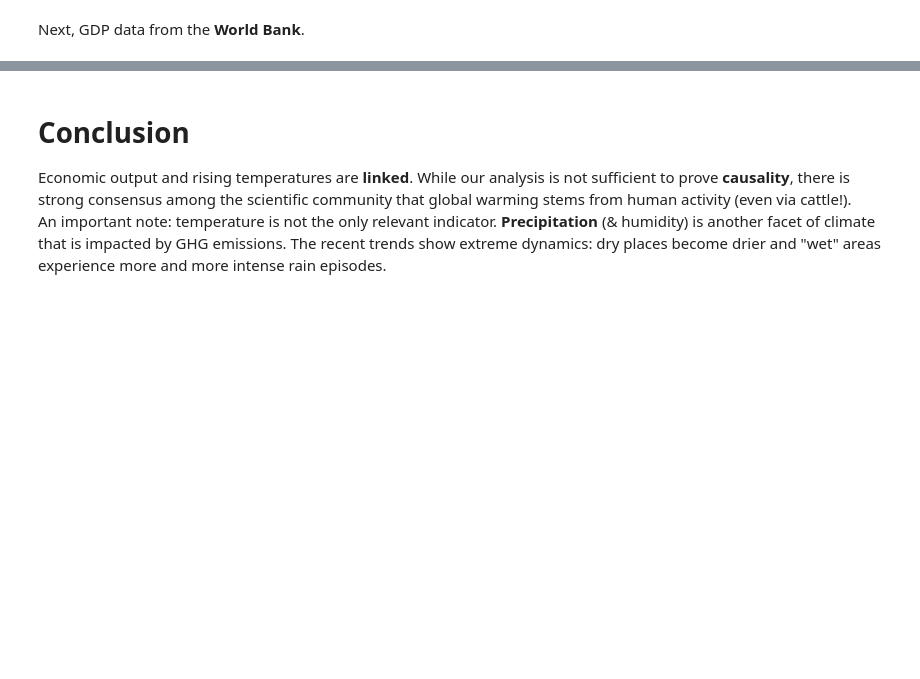
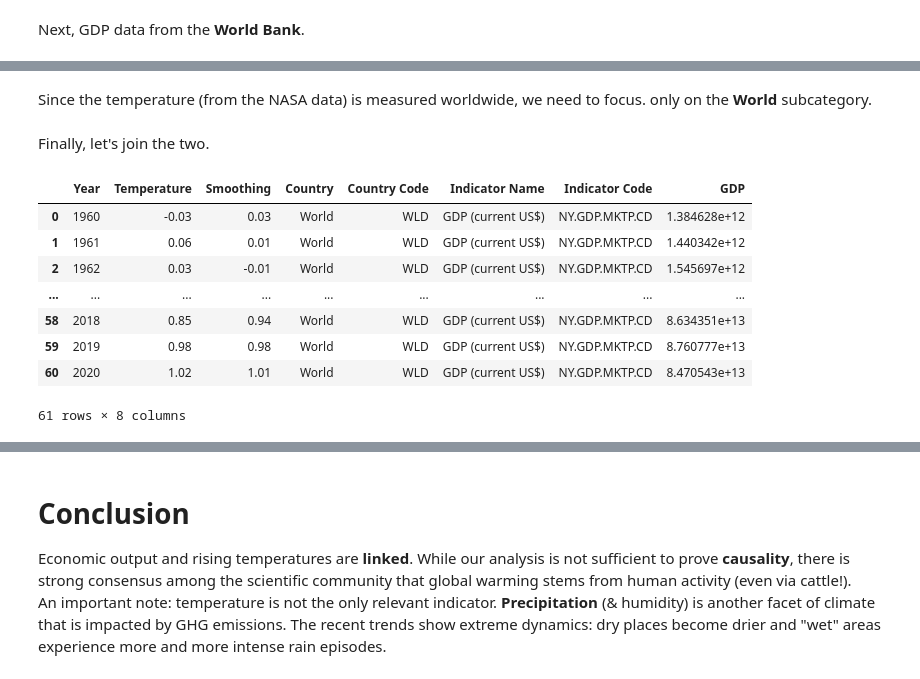
Before and after one commit to shokru/carbon_emissions, a Jupyter notebook: gdp_temp.ipynb, the cells around one changed output, grey strips where cells are left out. Saved outputs shown, nothing was run; the diff lists cells and outputs as text; code cells hidden in the pictures; blank space fills up the shorter version.

```diff
--- a/gdp_temp.ipynb
+++ b/gdp_temp.ipynb
@@ -58,0 +91,18 @@ data_gdp
+# %% [markdown]
+Since the temperature (from the NASA data) is measured worldwide, we need to focus. only on the **World** subcategory.
+# %% [markdown]
+Finally, let's join the two.
+# %%
+temp_merge = data_temp.merge(data_gdp.query('Country == "World"'),
+      left_on = 'Year', right_on = 'Year')
+temp_merge
+# %% [output]
+|  | Year | Temperature | Smoothing | Country | Country Code | Indicator Name | Indicator Code | GDP |
+| 0 | 1960 | -0.03 | 0.03 | World | WLD | GDP (current US$) | NY.GDP.MKTP.CD | 1.384628e+12 |
+| 1 | 1961 | 0.06 | 0.01 | World | WLD | GDP (current US$) | NY.GDP.MKTP.CD | 1.440342e+12 |
+| 2 | 1962 | 0.03 | -0.01 | World | WLD | GDP (current US$) | NY.GDP.MKTP.CD | 1.545697e+12 |
+| ... | ... | ... | ... | ... | ... | ... | ... | ... |
+| 58 | 2018 | 0.85 | 0.94 | World | WLD | GDP (current US$) | NY.GDP.MKTP.CD | 8.634351e+13 |
+| 59 | 2019 | 0.98 | 0.98 | World | WLD | GDP (current US$) | NY.GDP.MKTP.CD | 8.760777e+13 |
+| 60 | 2020 | 1.02 | 1.01 | World | WLD | GDP (current US$) | NY.GDP.MKTP.CD | 8.470543e+13 |
+61 rows × 8 columns
```
Also changed, not shown: parts of 6 cells of this notebook.
